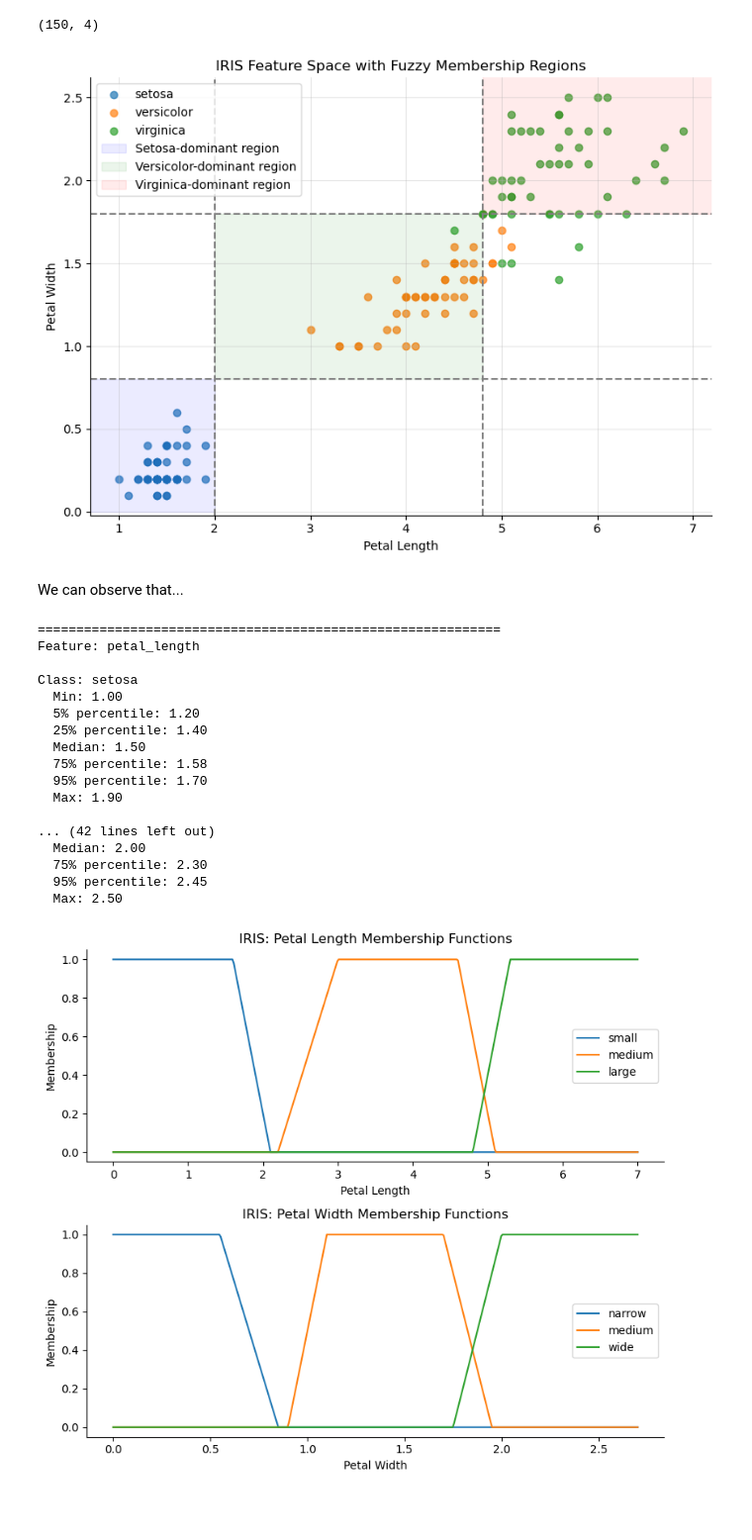
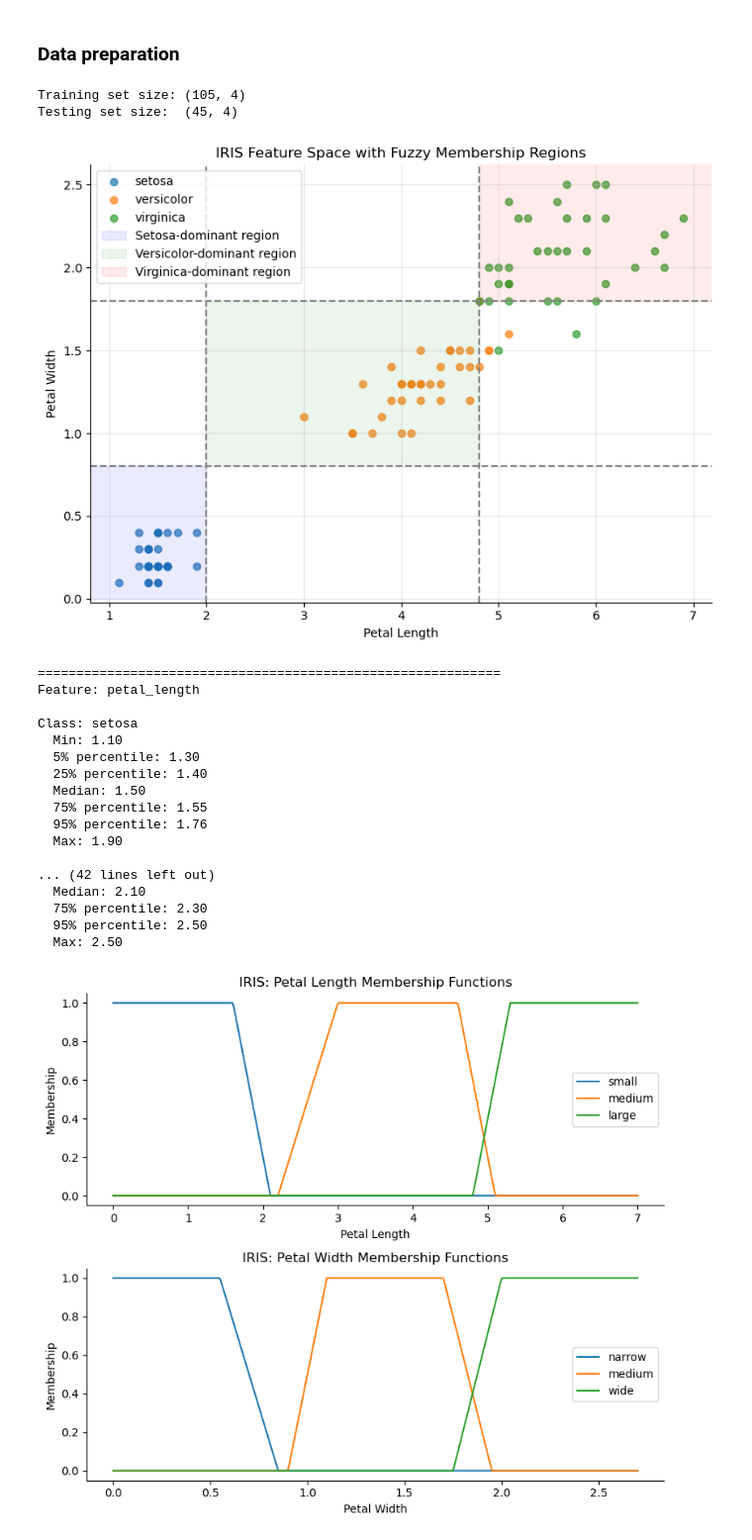
Before and after one commit to RyanWBiao/ComputationalIntelligence2025, a Jupyter notebook: FuzzySets/project2_IRIS.ipynb, the cells around one changed output. Shown at 99% size. Drawn from its saved outputs; the diff is of its cells as text; code cells hidden in the pictures; blank space fills up the shorter version.

```diff
--- a/FuzzySets/project2_IRIS.ipynb
+++ b/FuzzySets/project2_IRIS.ipynb
@@ -6,27 +8,37 @@ from sklearn.datasets import load_iris
+# %% [markdown]
+### Data preparation ###
+# %%
+# Load IRIS dataset
+iris = load_iris()
+samples = iris.data
+labels = iris.target
+names = iris.target_names
+
+
+samples_train, samples_test, labels_train, labels_test = train_test_split(
+    samples,
+    labels,
+    test_size=0.30,
+    random_state=42,
+    stratify=labels  # Preserve class distribution across splits
+)
+
+# Check split sizes
+print("Training set size:", samples_train.shape)
+print("Testing set size: ", samples_test.shape)
+
+petal_lengths = samples_train[:, 2]
+petal_widths = samples_train[:, 3]
+# %% [output]
+Training set size: (105, 4)
+Testing set size:  (45, 4)
 # %%
-import matplotlib.pyplot as plt
-import numpy as np
-from sklearn.datasets import load_iris
-from matplotlib.patches import Rectangle
-
-# Load IRIS dataset
-iris = load_iris()
-samples = iris.data
-labels = iris.target
-names = iris.target_names
-
-print(samples.shape)
-
-petal_lengths = samples[:, 2]
-petal_widths = samples[:, 3]
-
-
 
 fig, ax = plt.subplots(figsize=(8, 6))
 
 # -------- Scatter plot (data) --------
 for i, label in enumerate(names):
-    idx = (labels == i)
+    idx = (labels_train == i)
     ax.scatter(
         petal_lengths[idx],
         petal_widths[idx],
@@ -52,37 +64,34 @@ ax.add_patch(
 
 # Versicolor region (medium, medium)
 ax.add_patch(
     Rectangle(
         (2.0, 0.8), 2.8, 1.0,
         color='green', alpha=0.08, label='Versicolor-dominant region'
     )
 )
 
 # Virginica region (large, wide)
 ax.add_patch(
     Rectangle(
         (4.8, 1.8), 3.0, 1.2,
         color='red', alpha=0.08, label='Virginica-dominant region'
     )
 )
 
 # -------- Labels & style --------
 ax.set_xlabel("Petal Length")
 ax.set_ylabel("Petal Width")
 ax.set_title("IRIS Feature Space with Fuzzy Membership Regions")
 ax.legend(loc='upper left')
 ax.grid(alpha=0.3)
 
 ax.spines['top'].set_visible(False)
 ax.spines['right'].set_visible(False)
 
 plt.tight_layout()
 plt.show()
 # %% [output]
-(150, 4)
-[figure, old version]
+[figure, new version]
-# %% [markdown]
-We can observe that...
 # %%
 # =========================
 # Feature statistics for membership design
@@ -95,7 +104,7 @@ for i, feature in enumerate([petal_lengths, petal_widths]):
     print(f"Feature: {feature_names[i]}")
 
     for class_id, class_name in enumerate(names):
-        values = feature[labels == class_id]
+        values = feature[labels_train == class_id]
 
         print(f"\nClass: {class_name}")
         print(f"  Min: {np.min(values):.2f}")
@@ -110,18 +119,18 @@ for i, feature in enumerate([petal_lengths, petal_widths]):
 Feature: petal_length
 
 Class: setosa
-  Min: 1.00
-  5% percentile: 1.20
+  Min: 1.10
+  5% percentile: 1.30
   25% percentile: 1.40
   Median: 1.50
-  75% percentile: 1.58
-  95% percentile: 1.70
+  75% percentile: 1.55
+  95% percentile: 1.76
   Max: 1.90
 
 ... (42 lines left out)
-  Median: 2.00
+  Median: 2.10
   75% percentile: 2.30
-  95% percentile: 2.45
+  95% percentile: 2.50
   Max: 2.50
 # %%
 # Make some functions:
```
Also changed, not shown: parts of 3 cells of this notebook, 11 other files.
